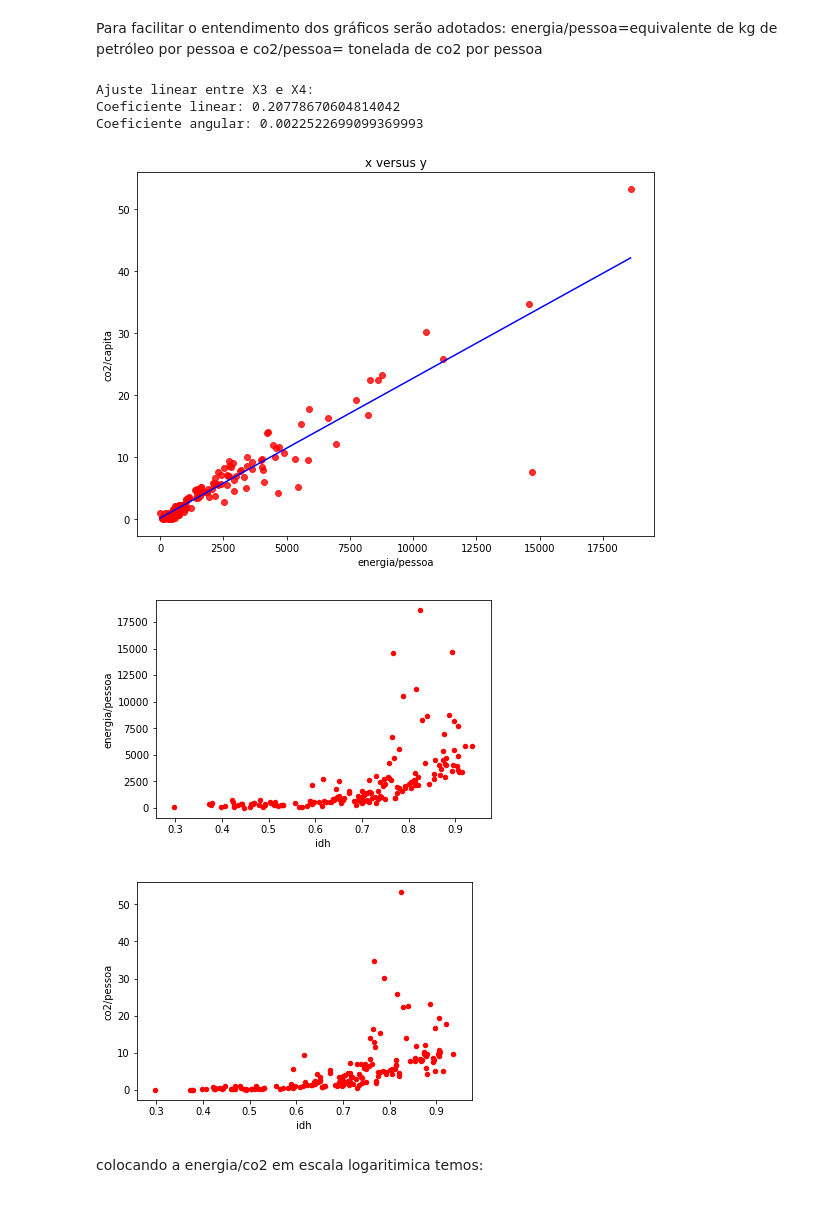
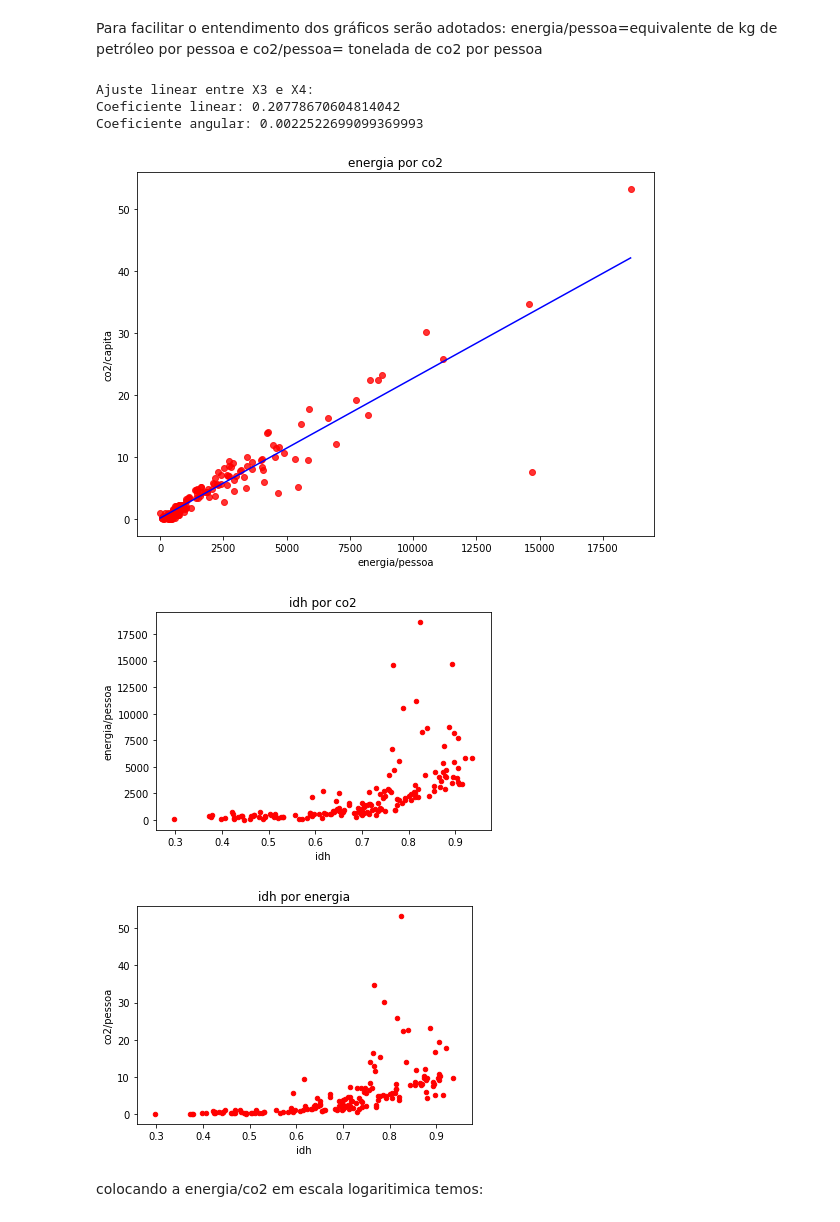
Before and after one commit to arthurpf1/Projeto1cien, a Jupyter notebook: p1/Untitled.ipynb, the cells around one changed output. Saved outputs shown, nothing was run; the diff lists cells and outputs as text; code cells hidden in the pictures.

```diff
--- a/p1/Untitled.ipynb
+++ b/p1/Untitled.ipynb
@@ -56,26 +56,29 @@ co2/pessoa= tonelada de co2 por pessoa
 reta(dados['ener_2007'],dados['co2_2007'])
 plt.xlabel("energia/pessoa")
 plt.ylabel("co2/capita")
+plt.title("energia por co2")
 plt.show()
 # %% [output]
 Ajuste linear entre X3 e X4:
 Coeficiente linear: 0.20778670604814042
 Coeficiente angular: 0.0022522699099369993
-[figure, old version]
+[figure, new version]
 # %%
 dados.plot.scatter(x='idh_2007',y='ener_2007' , c='red')
 plt.ylabel('energia/pessoa')
+plt.title("idh por co2")
 plt.xlabel('idh')
 plt.show()
 # %% [output]
-[figure, old version]
+[figure, new version]
 # %%
 dados.plot.scatter(x='idh_2007',y='co2_2007' , c='red')
 plt.ylabel('co2/pessoa')
+plt.title("idh por energia")
 plt.xlabel('idh')
 plt.show()
 # %% [output]
-[figure, old version]
+[figure, new version]
 # %% [markdown]
 colocando a energia/co2 em escala logaritimica temos:
 # %%
```
Also changed, not shown: parts of 2 cells of this notebook, 1 other file.
